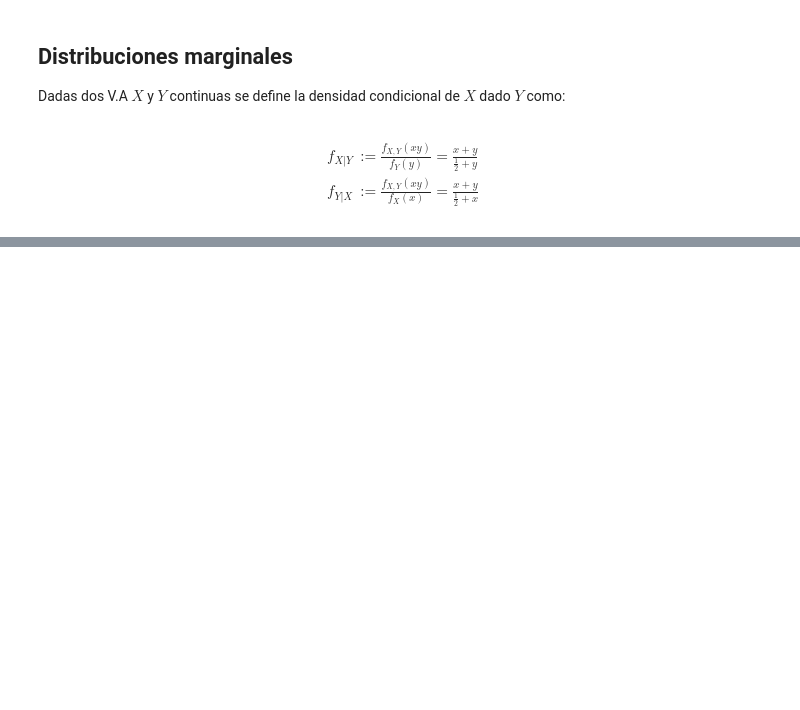
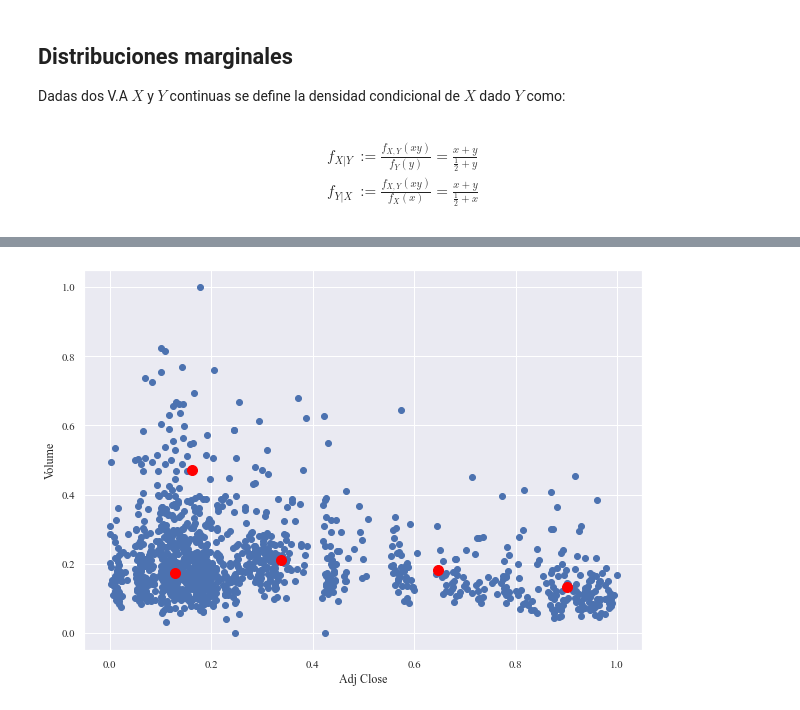
Before and after one commit to Mr-UMiguel/UExternado, a Jupyter notebook: FC/notas.ipynb, the cells around one changed output, grey strips where cells are left out. Saved outputs shown, nothing was run; the diff lists cells and outputs as text; code cells hidden in the pictures; blank space fills up the shorter version.

Commit message:
TP: CAPM, modelo de Treynor, Sortino ratio y omega, FC: Clustering

```diff
--- a/FC/notas.ipynb
+++ b/FC/notas.ipynb
@@ -148,0 +407,25 @@ f_{X,Y}(x,y) &:= f_{x}(x)f_{y}(y)\\
+# %%
+from sklearn import preprocessing
+from sklearn.cluster import KMeans
+
+data = pd.read_csv('./datasets/GOOG.csv')
+data = data[['Adj Close','Volume']]
+# %%
+#normalización de los valores
+
+MinMax_scaler = preprocessing.MinMaxScaler()
+data_esc = MinMax_scaler.fit_transform(data)
+data_esc = pd.DataFrame(data_esc, columns = data.columns)
+
+# implementeación de kmeanso
+kmeans = KMeans(n_clusters=5).fit(data_esc)
+
+
+fig = plt.figure(figsize=(10,7))
+plt.scatter(data_esc.iloc[:,0],data_esc.iloc[:,1])
+plt.xlabel("Adj Close")
+plt.ylabel("Volume")
+plt.scatter([i[0] for i in kmeans.cluster_centers_],[i[1] for i in kmeans.cluster_centers_],color='red',s=100)
+plt.show()
+# %% [output]
+[figure, added]
```
Also changed, not shown: parts of 68 cells of this notebook, 6 other files.
